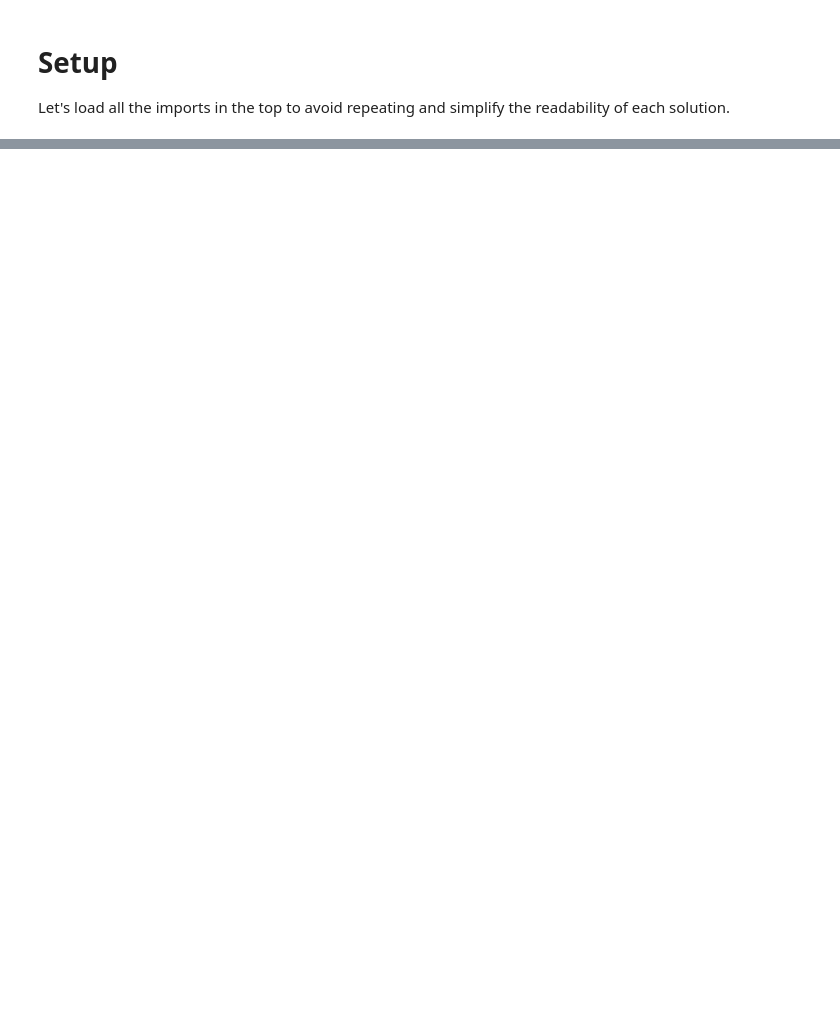
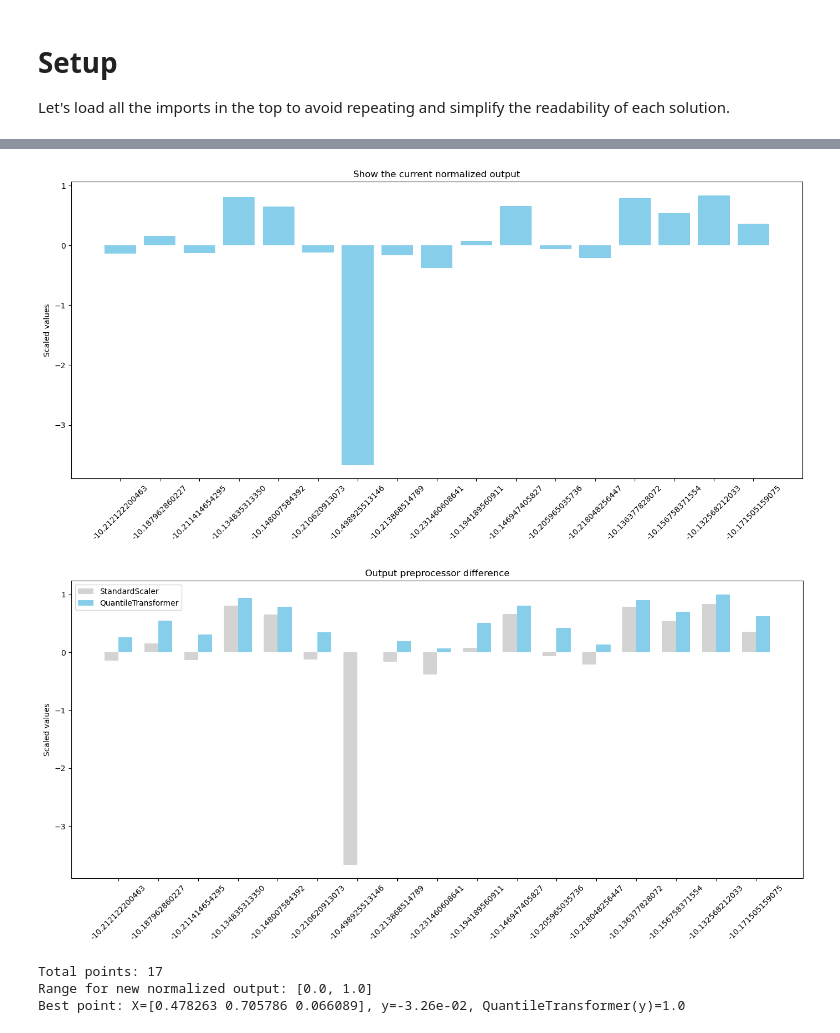
Before and after one commit to Fetz/imperial-college-ml-ai-capstone-project, a Jupyter notebook: notebooks/week_3_function_3.ipynb, the cells around one changed output, grey strips where cells are left out. Cells and saved outputs as stored; diff of their text form; code cells hidden in the pictures; blank space fills up the shorter version.

```diff
--- a/notebooks/week_3_function_3.ipynb
+++ b/notebooks/week_3_function_3.ipynb
@@ -34,3 +36,8 @@ Recap we have the following data: ((15, 3)) - 15DP & 3D, that can be found `./da
 # %%
-X_train_raw = np.load(r"./data/week_1/function_3/inputs.npy")
-y_train_raw = np.load(r"./data/week_1/function_3/outputs.npy")
+
+X_train_raw = np.load(r"./data/week_3/function_3/inputs.npy")
+y_train_raw = np.load(r"./data/week_3/function_3/outputs.npy")
+
+print(f"Shape: X={X_train_raw.shape}, y={y_train_raw.shape}")
+print(f"X range: [{X_train_raw.min():.4f}, {X_train_raw.max():.4f}]")
+print(f"y range: [{y_train_raw.min():.2e}, {y_train_raw.max():.2e}]")
@@ -252,0 +52,42 @@ Expected Improvement at this point: 0.04881501
+# %%
+scaler_X = MinMaxScaler()
+X_train = scaler_X.fit_transform(X_train_raw)
+
+scaler_ss = StandardScaler()
+y_ss = scaler_ss.fit_transform(y_train_raw.reshape(-1, 1)).ravel()
+
+scaler_qt = QuantileTransformer(n_quantiles=len(y_train_raw)-1, output_distribution='uniform')
+y_qt = scaler_qt.fit_transform(y_train_raw.reshape(-1, 1)).ravel()
+
+plot_bar(y_train_raw, y_ss, 'Scaled values', 'Show the current normalized output')
+
+plot_bar_diff(y_train_raw, y_ss, y_qt, 'StandardScaler', 'QuantileTransformer', 'Scaled values', 'Output preprocessor difference')
+
+print(f"Total points: {len(X_train)}")
+print(f"Range for new normalized output: [{y_qt.min():.1f}, {y_qt.max():.1f}]")
+print(f"Best point: X={X_train_raw[np.argmax(y_train_raw)]}, y={y_train_raw.max():.2e}, QuantileTransformer(y)={y_qt.max():.1f}")
+
+# Apply a shift to make values positive for log transformation
+log_shift_constant = .2
+y_train_raw_shifted = y_train_raw + log_shift_constant
+
+# Create a mask for values that are now positive after the shift
+# (This mask will be all True since original y_train_raw are negative and shifted by +1)
+pos_mask = y_train_raw_shifted > 0
+
+# Use the original X_train, but masked by the new log-positive mask for the log-space GP
+# This effectively makes X_train_pos include all points for the log GP due to the shift.
+X_train_pos = X_train[pos_mask]
+
+# Calculate the log-transformed values from the shifted data
+y_log_pos = np.log10(y_train_raw_shifted[pos_mask])
+
+# Call the plotting function. Pass the original y_train_raw, but the new y_log_pos and its mask.
+# The plot_log_transform function plots excluded points based on original y_raw context.
+plot_log_transform(y_train_raw, y_log_pos, pos_mask)
+# %% [output]
+[figure, added]
+[figure, added]
+Total points: 17
+Range for new normalized output: [0.0, 1.0]
+Best point: X=[0.478263 0.705786 0.066089], y=-3.26e-02, QuantileTransformer(y)=1.0
```
Also changed, not shown: parts of 26 cells of this notebook, 29 other files.
